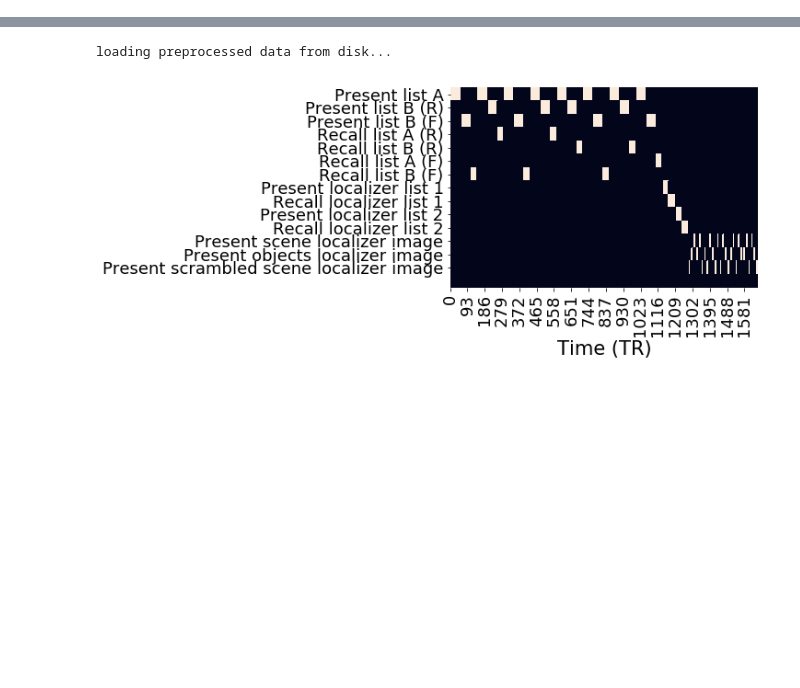
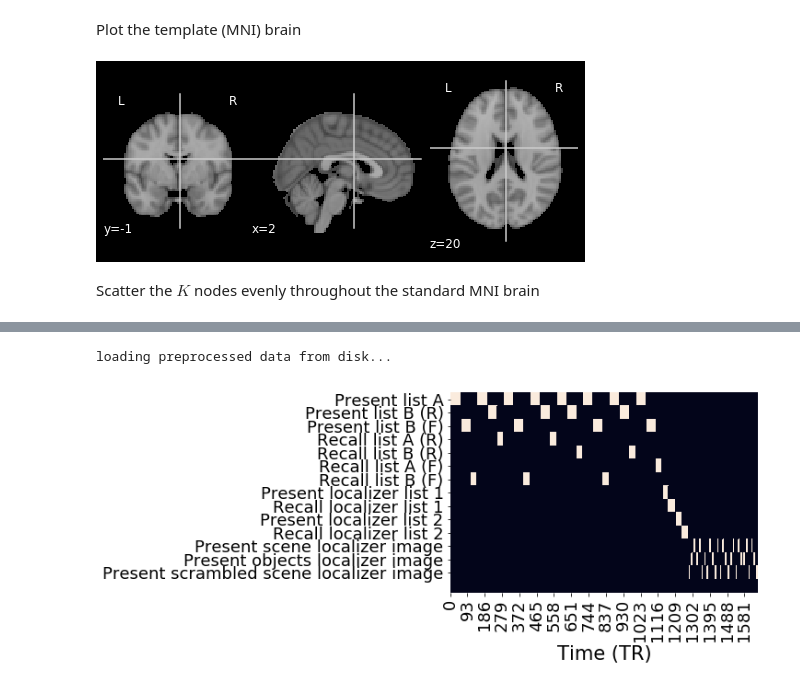
Before and after one commit to ContextLab/directed-forgetting-network-dynamics, a Jupyter notebook: code/network_analyses.ipynb, the cells around one changed output, grey strips where cells are left out. Saved outputs shown, nothing was run; the diff lists cells and outputs as text; code cells hidden in the pictures; blank space fills up the shorter version.

```diff
--- a/code/network_analyses.ipynb
+++ b/code/network_analyses.ipynb
@@ -271,0 +139,8 @@ centers, widths = get_cluster_centers(mask)
+# %% [markdown]
+Plot the template (MNI) brain
+# %%
+plot_anat(template_fname);
+# %% [output]
+[figure, added]
+# %% [markdown]
+Scatter the $K$ nodes evenly throughout the standard MNI brain
```
Also changed, not shown: parts of 63 cells of this notebook, 23 other files.
